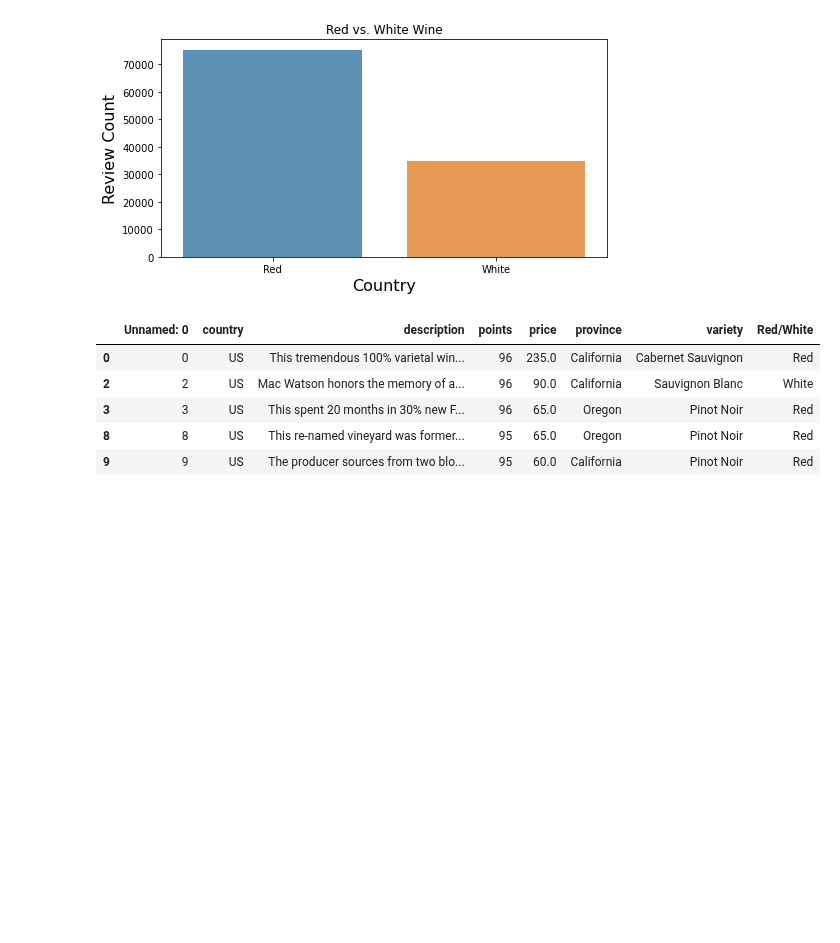
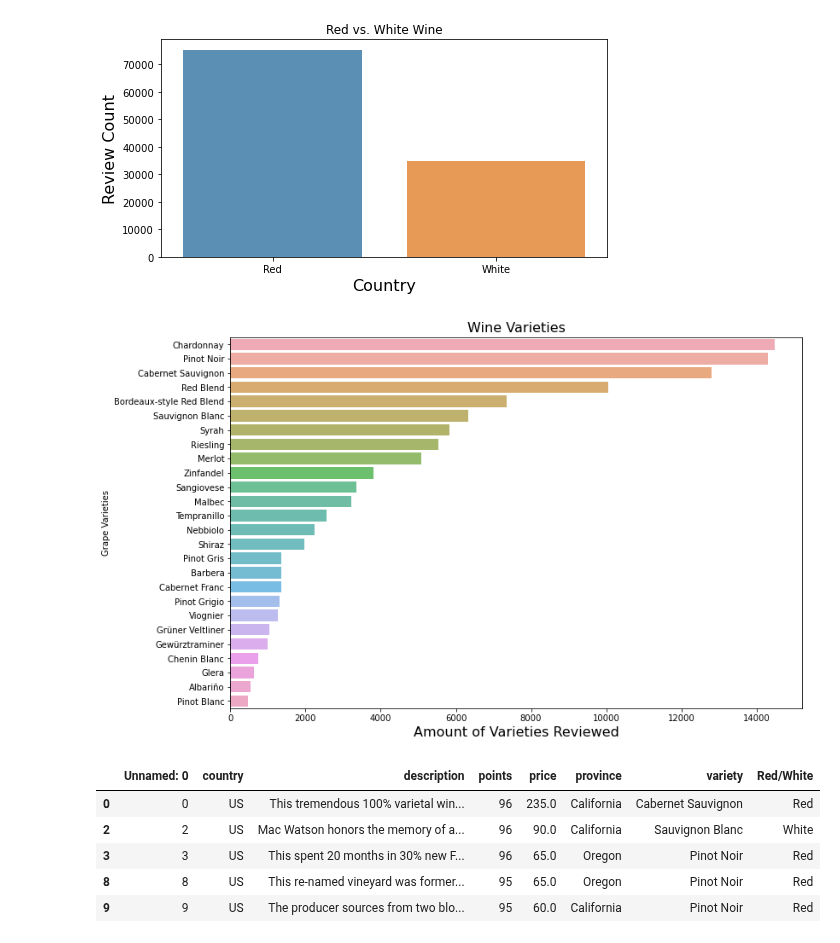
Before and after one commit to ascott011/Wine_Prediction, a Jupyter notebook: Capstone_2.ipynb, the cells around one changed output. Saved outputs shown, nothing was run; the diff lists cells and outputs as text; code cells hidden in the pictures; blank space fills up the shorter version.

```diff
--- a/Capstone_2.ipynb
+++ b/Capstone_2.ipynb
@@ -244,6 +239,18 @@ plt.xlabel('Country', fontsize=16)
 plt.show()
 # %% [output]
 [figure]
+# %%
+red_white_count = new_df['variety'].value_counts()
+
+
+plt.figure(figsize=(12,8))
+sns.barplot(y = red_white_count.index, x = red_white_count.values,  alpha=0.8)
+plt.title('Wine Varieties', fontsize=16)
+plt.ylabel('Grape Varieties', fontsize=10)
+plt.xlabel('Amount of Varieties Reviewed', fontsize=16)
+plt.show()
+# %% [output]
+[figure, added]
 # %%
 new_df.head()
 # %% [output]
```
Also changed, not shown: parts of 1 cell of this notebook.
